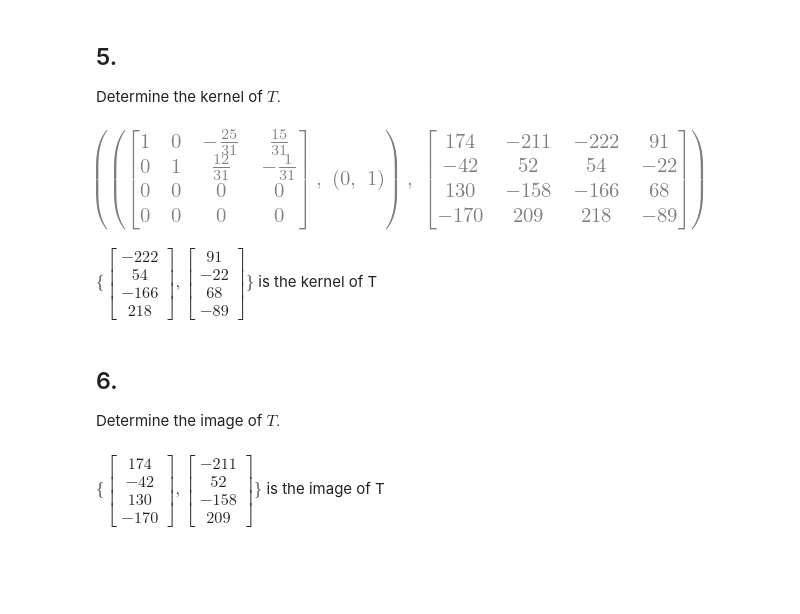
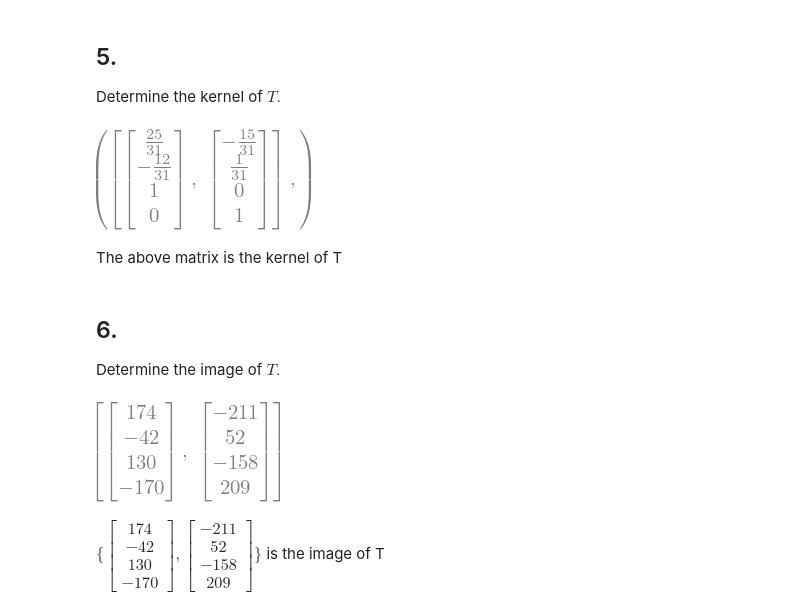
Before and after one commit to devkhullar/Math-3410-worksheets, a Jupyter notebook: worksheet-transformations.ipynb, the cells around one changed output. Cells and saved outputs as stored; diff of their text form; code cells hidden in the pictures; blank space fills up the shorter version.

```diff
--- a/worksheet-transformations.ipynb
+++ b/worksheet-transformations.ipynb
@@ -118,15 +118,21 @@ Let $T$ be the linear transformation given in the previous exercises.
 # %% [markdown]
 ## 5.
 Determine the kernel of $T\text{.}$
-# %%
-A.rref(), A
-# %% [output]
-[figure, removed]
-# %% [markdown]
-$\{\begin{bmatrix} -222 \\ 54 \\ -166 \\ 218 \end{bmatrix}, \begin{bmatrix}91 \\ -22 \\ 68 \\ -89\end{bmatrix}\}$ is the kernel of T
+# %%
+ker = A.nullspace(),
+ker
+# %% [output]
+[figure, added]
+# %% [markdown]
+The above matrix is the kernel of T
 # %% [markdown]
 ## 6.
 Determine the image of $T\text{.}$
+# %%
+im = A.columnspace()
+im
+# %% [output]
+[figure, added]
 # %% [markdown]
 $\{\begin{bmatrix} 174 \\ -42 \\ 130 \\ -170 \end{bmatrix}, \begin{bmatrix}-211 \\ 52 \\-158 \\ 209\end{bmatrix}\}$ is the image of T
 # %% [markdown]
```
Also changed, not shown: parts of 1 cell of this notebook.
